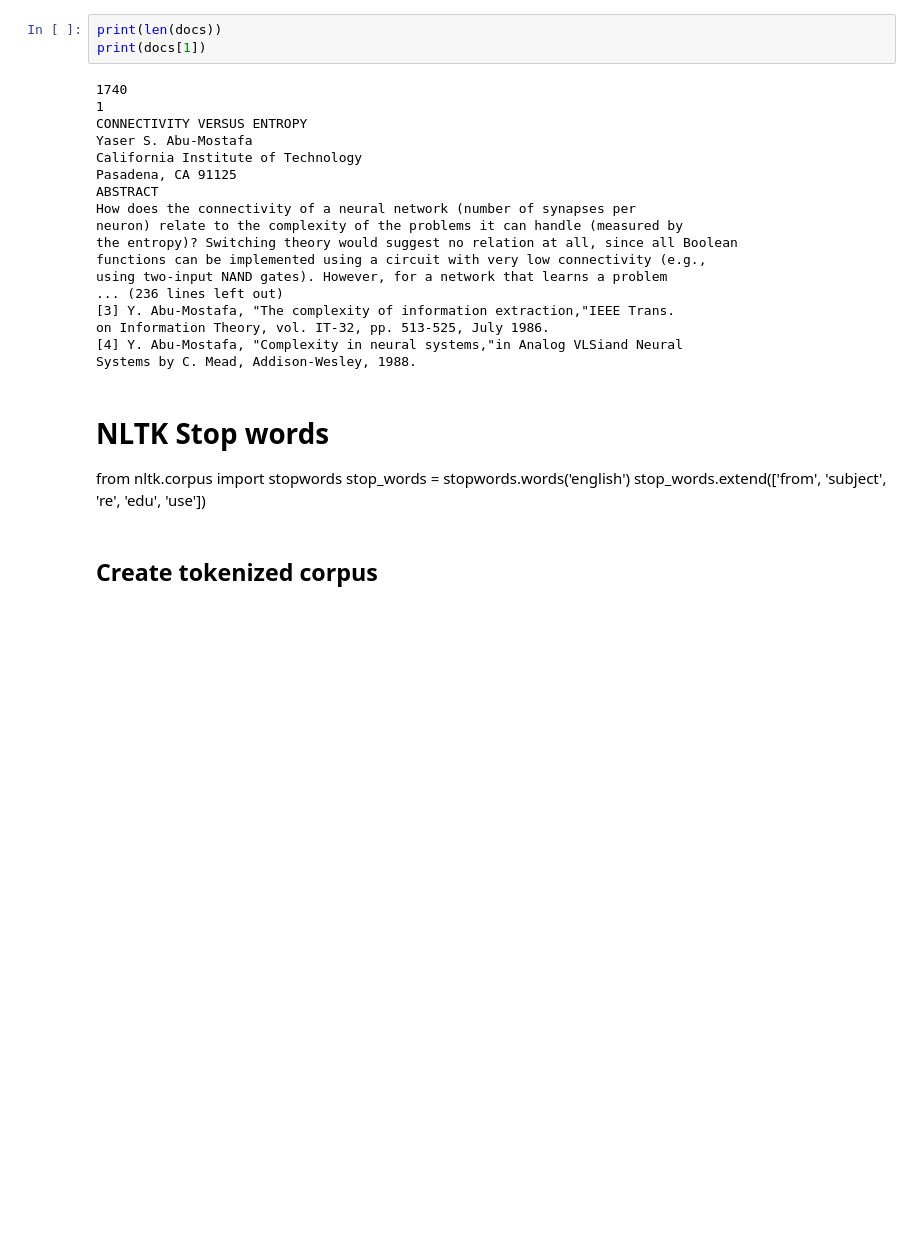
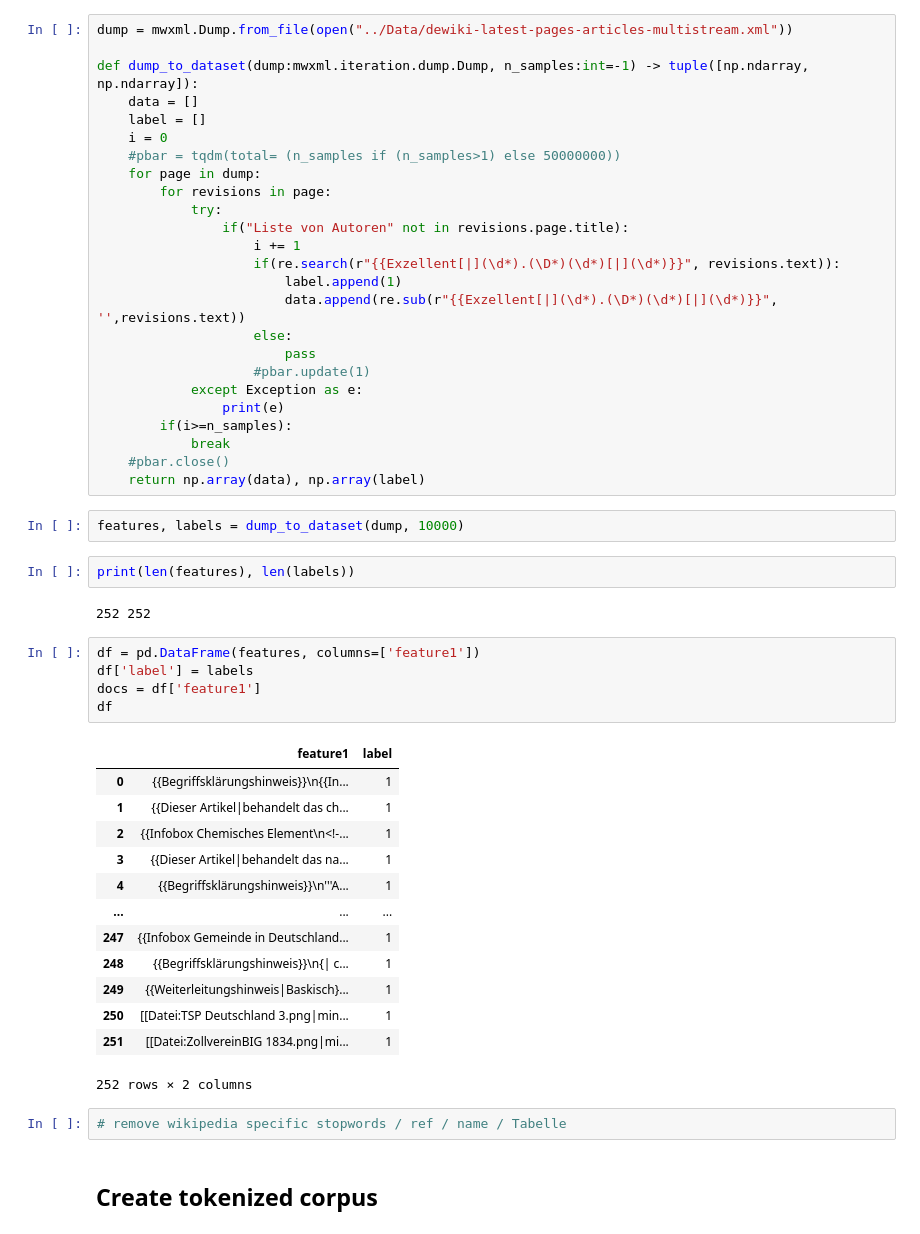
Before and after one commit to BassJonathan/Wikipedia-Article-Classificaiton, a Jupyter notebook: scr/topic_modelling.ipynb, the cells around one changed output. Cells and saved outputs as stored; diff of their text form; blank space fills up the shorter version.

```diff
--- a/scr/topic_modelling.ipynb
+++ b/scr/topic_modelling.ipynb
@@ -26,29 +19,55 @@ docs = list(extract_documents())
-# %%
-print(len(docs))
-print(docs[1])
-# %% [output]
-1740
-1
-CONNECTIVITY VERSUS ENTROPY
-Yaser S. Abu-Mostafa
-California Institute of Technology
-Pasadena, CA 91125
-ABSTRACT
-How does the connectivity of a neural network (number of synapses per
-neuron) relate to the complexity of the problems it can handle (measured by
-the entropy)? Switching theory would suggest no relation at all, since all Boolean
-functions can be implemented using a circuit with very low connectivity (e.g.,
-using two-input NAND gates). However, for a network that learns a problem
-... (236 lines left out)
-[3] Y. Abu-Mostafa, "The complexity of information extraction,"IEEE Trans.
-on Information Theory, vol. IT-32, pp. 513-525, July 1986.
-[4] Y. Abu-Mostafa, "Complexity in neural systems,"in Analog VLSiand Neural
-Systems by C. Mead, Addison-Wesley, 1988.
-# %% [markdown]
-# NLTK Stop words
-from nltk.corpus import stopwords
-stop_words = stopwords.words('english')
-stop_words.extend(['from', 'subject', 're', 'edu', 'use'])
+# %%
+dump = mwxml.Dump.from_file(open("../Data/dewiki-latest-pages-articles-multistream.xml"))
+
+def dump_to_dataset(dump:mwxml.iteration.dump.Dump, n_samples:int=-1) -> tuple([np.ndarray, np.ndarray]):
+    data = []
+    label = []
+    i = 0
+    #pbar = tqdm(total= (n_samples if (n_samples>1) else 50000000))
+    for page in dump:
+        for revisions in page:
+            try:
+                if("Liste von Autoren" not in revisions.page.title):
+                    i += 1
+                    if(re.search(r"{{Exzellent[|](\d*).(\D*)(\d*)[|](\d*)}}", revisions.text)):
+                        label.append(1)
+                        data.append(re.sub(r"{{Exzellent[|](\d*).(\D*)(\d*)[|](\d*)}}", '',revisions.text))
+                    else:
+                        pass
+                    #pbar.update(1)
+            except Exception as e:
+                print(e)
+        if(i>=n_samples):
+            break
+    #pbar.close()
+    return np.array(data), np.array(label)
+# %%
+features, labels = dump_to_dataset(dump, 10000)
+# %%
+print(len(features), len(labels))
+# %% [output]
+252 252
+# %%
+df = pd.DataFrame(features, columns=['feature1'])
+df['label'] = labels
+docs = df['feature1']
+df
+# %% [output]
+|  | feature1 | label |
+| 0 | {{Begriffsklärungshinweis}}\n{{In... | 1 |
+| 1 | {{Dieser Artikel|behandelt das ch... | 1 |
+| 2 | {{Infobox Chemisches Element\n<!-... | 1 |
+| 3 | {{Dieser Artikel|behandelt das na... | 1 |
+| 4 | {{Begriffsklärungshinweis}}\n'''A... | 1 |
+| ... | ... | ... |
+| 247 | {{Infobox Gemeinde in Deutschland... | 1 |
+| 248 | {{Begriffsklärungshinweis}}\n{| c... | 1 |
+| 249 | {{Weiterleitungshinweis|Baskisch}... | 1 |
+| 250 | [[Datei:TSP Deutschland 3.png|min... | 1 |
+| 251 | [[Datei:ZollvereinBIG 1834.png|mi... | 1 |
+252 rows × 2 columns
+# %%
+# remove wikipedia specific stopwords / ref / name / Tabelle
 # %% [markdown]
 ## Create tokenized corpus
 # %%
```
Also changed, not shown: parts of 30 cells of this notebook, 1 other file.
